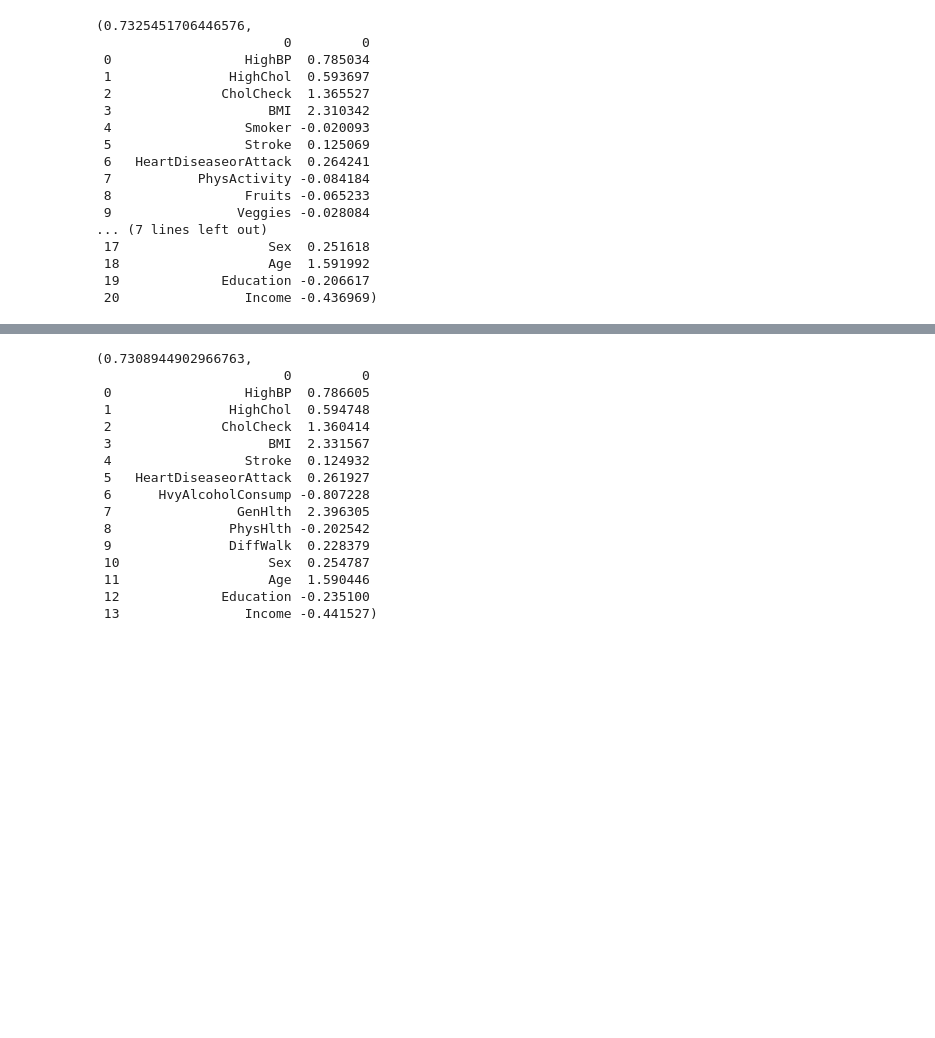
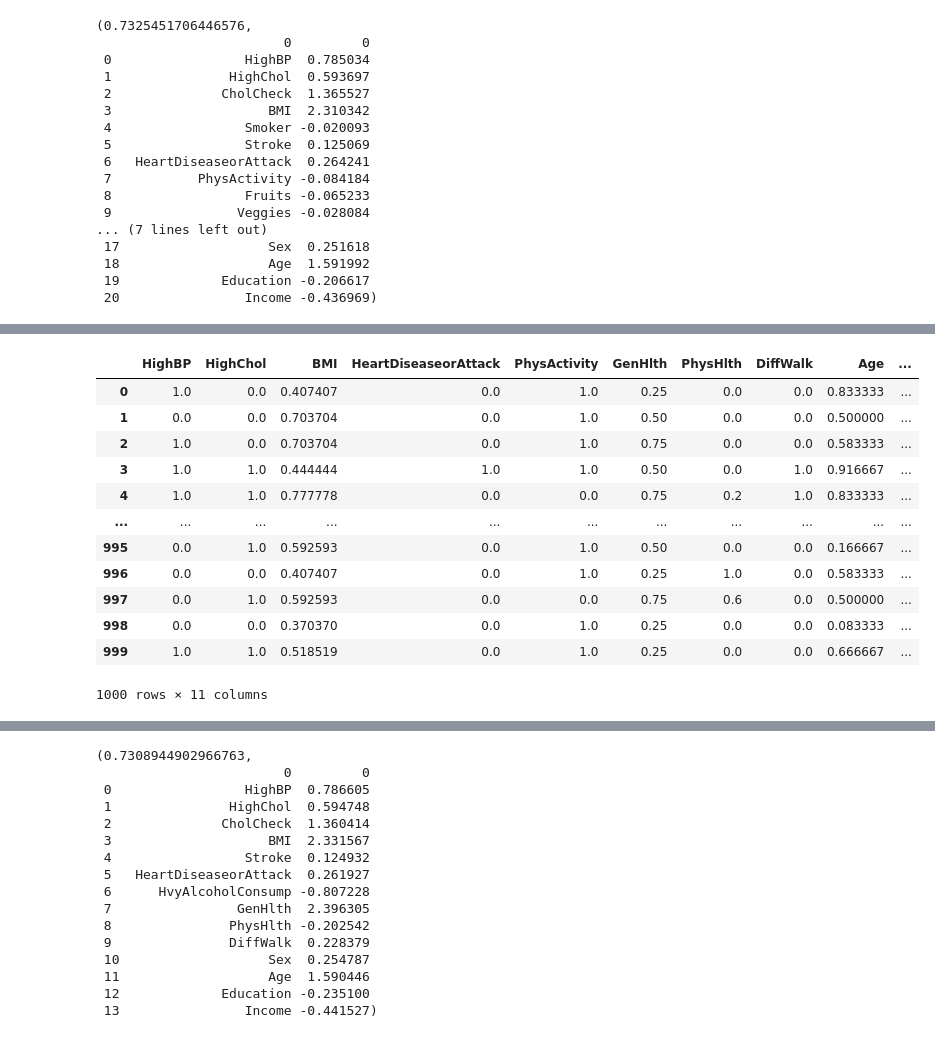
Before and after one commit to Iwaniukooo11/ml-diabetes-prediction, a Jupyter notebook: Diabetes_FE_H.ipynb, the cells around one changed output, grey strips where cells are left out. Drawn from its saved outputs; the diff is of its cells as text; code cells hidden in the pictures; blank space fills up the shorter version.

```diff
--- a/Diabetes_FE_H.ipynb
+++ b/Diabetes_FE_H.ipynb
@@ -174,3 +177,34 @@ cols_to_drop
 # Sprawdzenie, czy kolumny istnieją w zbiorach danych, zanim zostaną usunięte
 X_train_filtered = X_train.drop(columns=cols_to_drop, errors='ignore')
 X_test_filtered = X_test.drop(columns=cols_to_drop, errors='ignore')
+# %%
+selector = SelectBySingleFeaturePerformance(
+    estimator=RandomForestClassifier(random_state=1),
+    scoring='roc_auc',
+    cv=3,
+    threshold=0.55,
+)
+# %%
+X_sm = X_train.head(1000)
+y_sm = y_train.head(1000)
+X_t_sm = X_test.head(100)
+y_t_sm = y_test.head(100)
+# %%
+X_train_filtered_RF = selector.fit_transform(X_sm, y_sm)
+X_test_filtered_RF = selector.transform(X_t_sm)
+# %%
+X_train_filtered_RF
+# %% [output]
+|  | HighBP | HighChol | BMI | HeartDiseaseorAttack | PhysActivity | GenHlth | PhysHlth | DiffWalk | Age | ... |
+| 0 | 1.0 | 0.0 | 0.407407 | 0.0 | 1.0 | 0.25 | 0.0 | 0.0 | 0.833333 | ... |
+| 1 | 0.0 | 0.0 | 0.703704 | 0.0 | 1.0 | 0.50 | 0.0 | 0.0 | 0.500000 | ... |
+| 2 | 1.0 | 0.0 | 0.703704 | 0.0 | 1.0 | 0.75 | 0.0 | 0.0 | 0.583333 | ... |
+| 3 | 1.0 | 1.0 | 0.444444 | 1.0 | 1.0 | 0.50 | 0.0 | 1.0 | 0.916667 | ... |
+| 4 | 1.0 | 1.0 | 0.777778 | 0.0 | 0.0 | 0.75 | 0.2 | 1.0 | 0.833333 | ... |
+| ... | ... | ... | ... | ... | ... | ... | ... | ... | ... | ... |
+| 995 | 0.0 | 1.0 | 0.592593 | 0.0 | 1.0 | 0.50 | 0.0 | 0.0 | 0.166667 | ... |
+| 996 | 0.0 | 0.0 | 0.407407 | 0.0 | 1.0 | 0.25 | 1.0 | 0.0 | 0.583333 | ... |
+| 997 | 0.0 | 1.0 | 0.592593 | 0.0 | 0.0 | 0.75 | 0.6 | 0.0 | 0.500000 | ... |
+| 998 | 0.0 | 0.0 | 0.370370 | 0.0 | 1.0 | 0.25 | 0.0 | 0.0 | 0.083333 | ... |
+| 999 | 1.0 | 1.0 | 0.518519 | 0.0 | 1.0 | 0.25 | 0.0 | 0.0 | 0.666667 | ... |
+1000 rows × 11 columns
```
Also changed, not shown: parts of 17 cells of this notebook.
